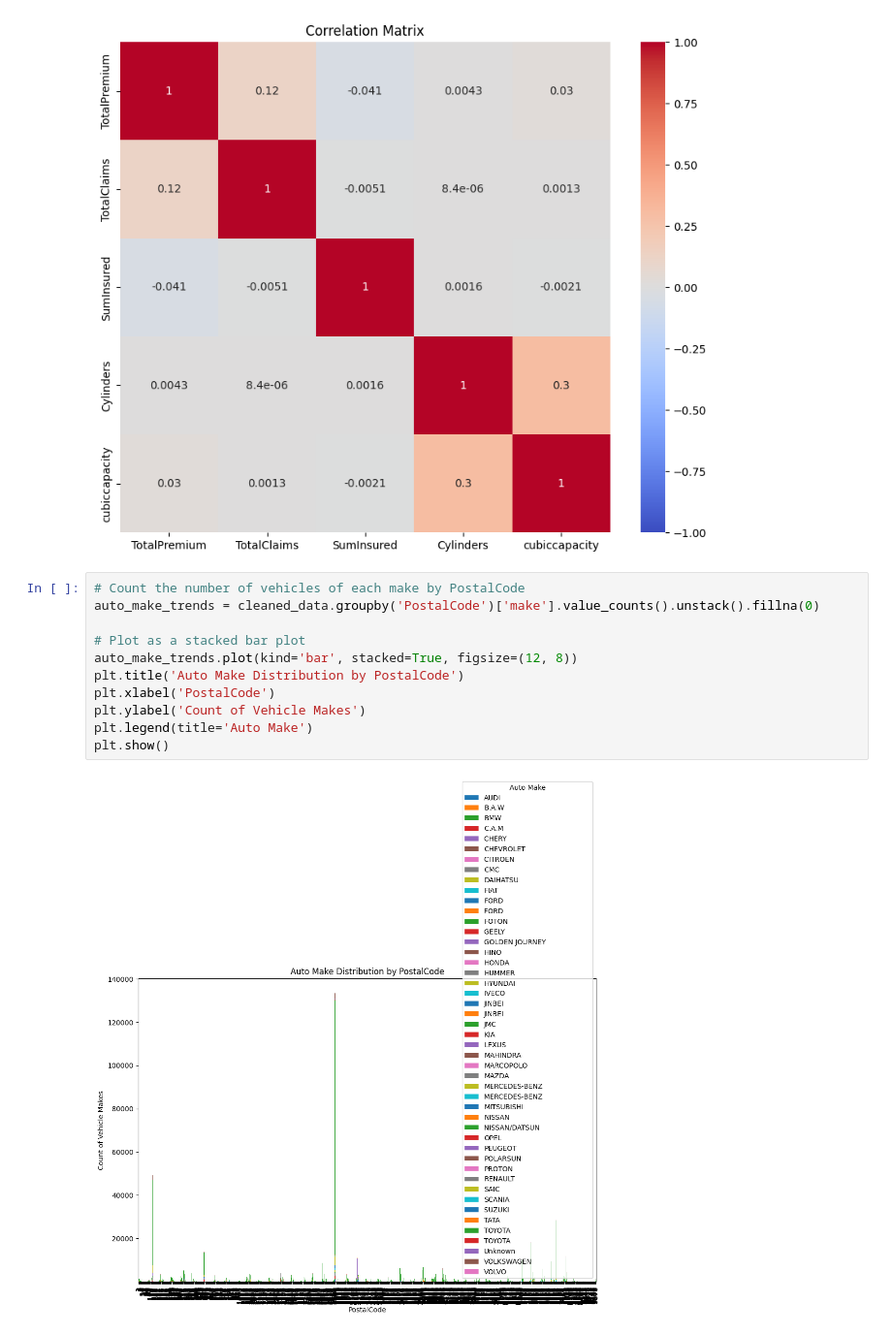
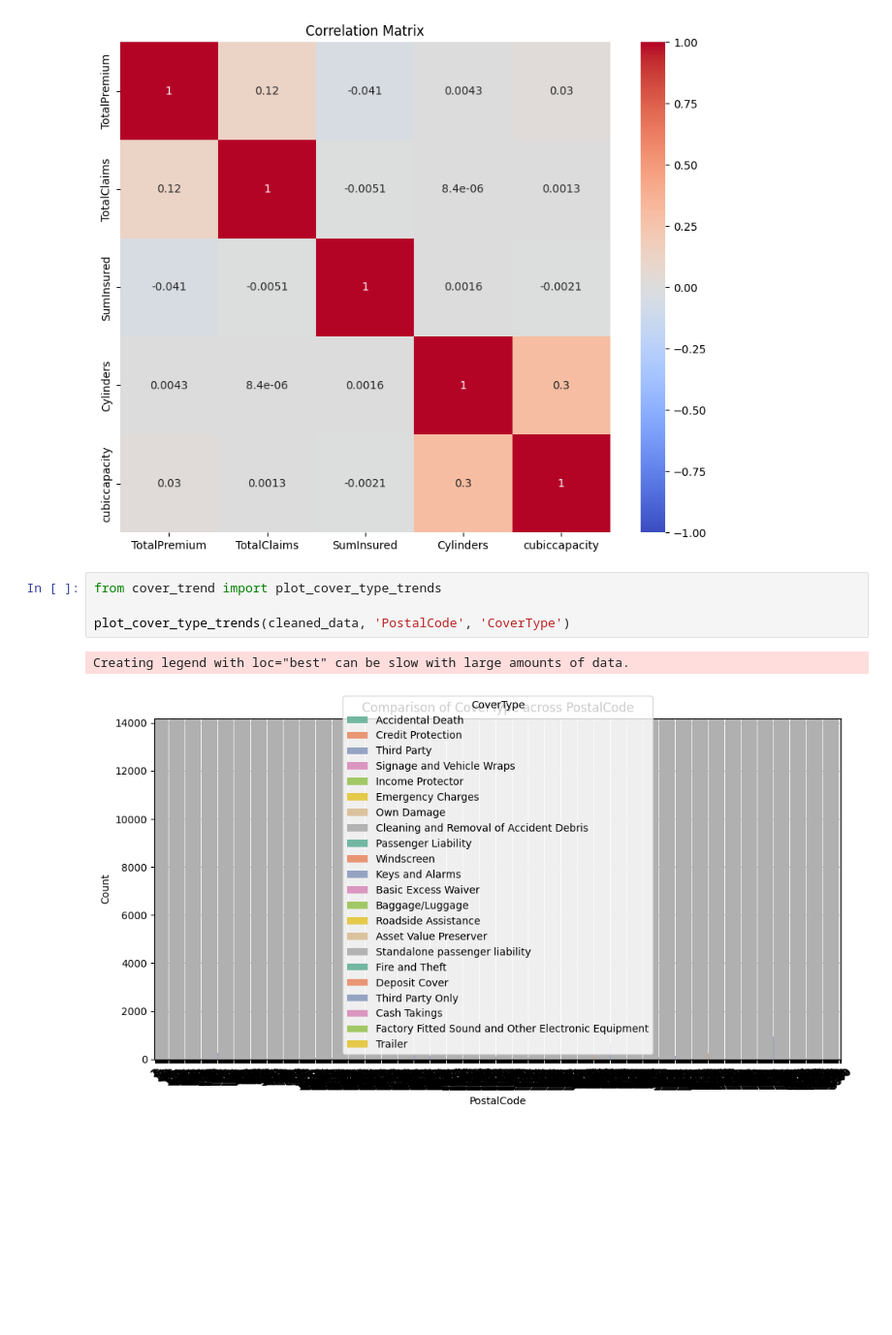
Before and after one commit to Semir1r/AlphaCare-Insurance-Solutions, a Jupyter notebook: notebooks/insurance_analysis.ipynb, the cells around one changed output. Shown at 97% size. Drawn from its saved outputs; the diff is of its cells as text; blank space fills up the shorter version.

Commit message:
visualization

```diff
--- a/notebooks/insurance_analysis.ipynb
+++ b/notebooks/insurance_analysis.ipynb
@@ -158,16 +160,10 @@ columns = ['TotalPremium', 'TotalClaims', 'SumInsured', 'Cylinders', 'cubiccapac
 plot_correlation_matrix(cleaned_data, columns)
 # %% [output]
 [figure]
-# %%
-# Count the number of vehicles of each make by PostalCode
-auto_make_trends = cleaned_data.groupby('PostalCode')['make'].value_counts().unstack().fillna(0)
-
-# Plot as a stacked bar plot
-auto_make_trends.plot(kind='bar', stacked=True, figsize=(12, 8))
-plt.title('Auto Make Distribution by PostalCode')
-plt.xlabel('PostalCode')
-plt.ylabel('Count of Vehicle Makes')
-plt.legend(title='Auto Make')
-plt.show()
-# %% [output]
-[figure, removed]
+# %%
+from cover_trend import plot_cover_type_trends
+
+plot_cover_type_trends(cleaned_data, 'PostalCode', 'CoverType')
+# %% [output]
+Creating legend with loc="best" can be slow with large amounts of data.
+[figure, added]
```
Also changed, not shown: parts of 5 cells of this notebook, 2 other files.
